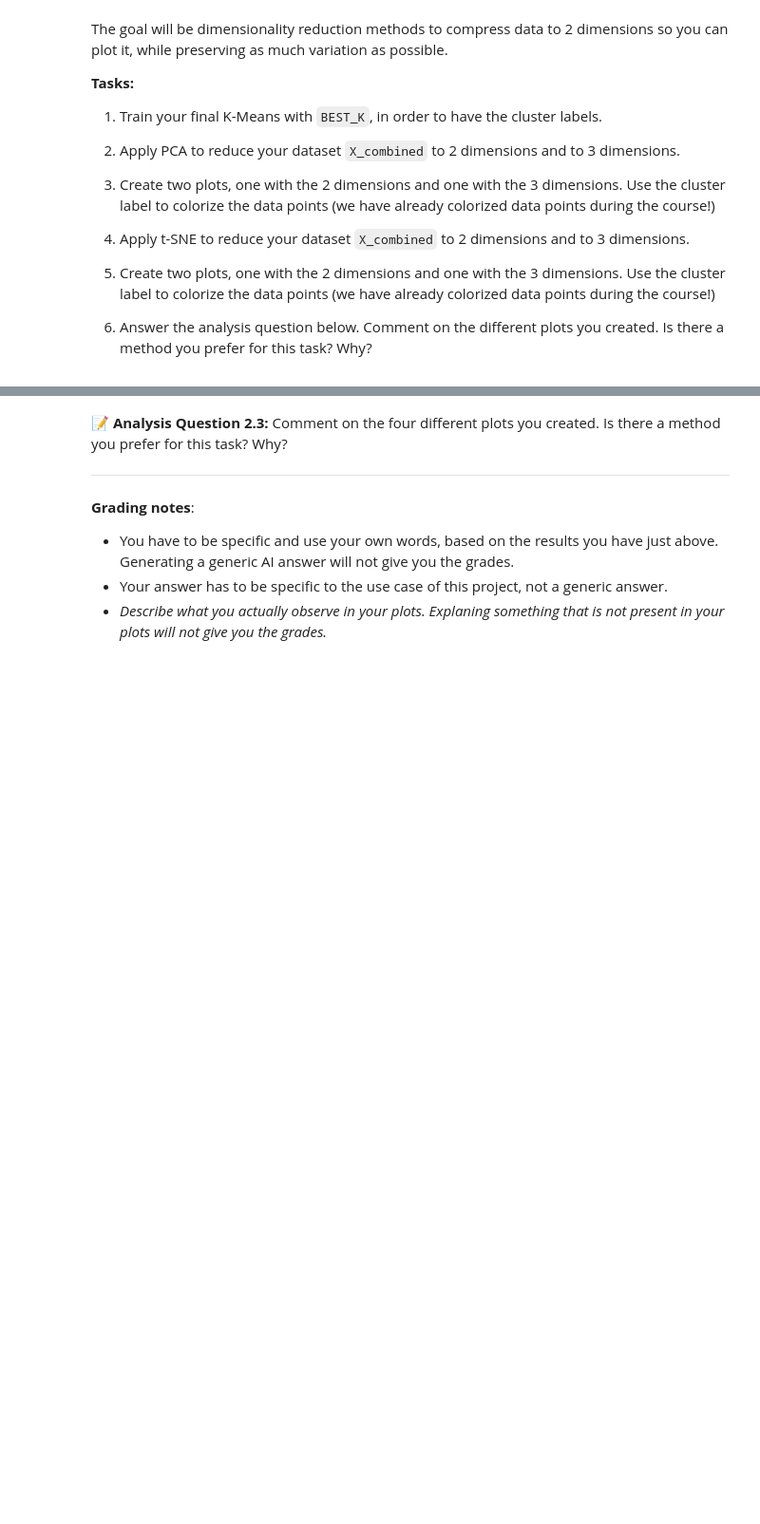
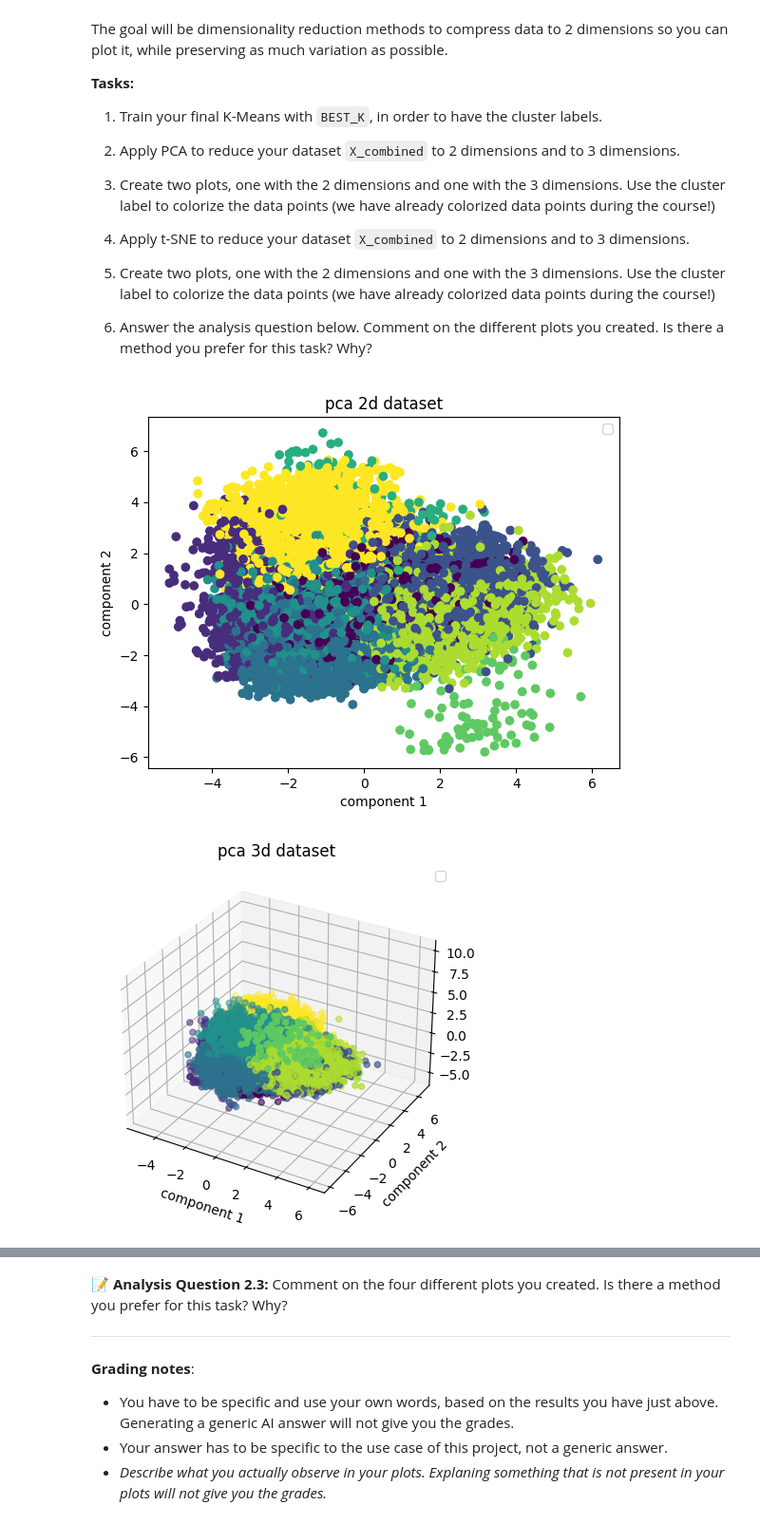
Before and after one commit to lucasmazagao/STATS502-PROJECT, a Jupyter notebook: project_notebook-2.ipynb, the cells around one changed output, grey strips where cells are left out. Shown at 95% size. Cells and saved outputs as stored; diff of their text form; code cells hidden in the pictures; blank space fills up the shorter version.

```diff
--- a/project_notebook-2.ipynb
+++ b/project_notebook-2.ipynb
@@ -1111,10 +1111,34 @@ The goal will be dimensionality reduction methods to compress data to 2 dimensio
 # %%
 # Train your final K-Means
 
-# YOUR CODE HERE...
+model = KMeans(n_clusters=best_k, random_state=42, n_init=10)
+yknn = model.fit(X_combined)
 # %%
 # PCA
 
-# YOUR CODE HERE...
+pca2d = PCA(n_components=2, random_state=42)
+x2d = pca2d.fit_transform(X_combined)
+labels = model.labels_
+
+pca3d = PCA(n_components=3, random_state=42)
+x3d = pca3d.fit_transform(X_combined)
+
+plt.scatter(x2d[:, 0], x2d[:, 1], c=labels)
+plt.title('pca 2d dataset')
+plt.xlabel('component 1')
+plt.ylabel('component 2')
+plt.legend()
+plt.show()
+
+plot = plt.axes(projection='3d')
+plot.scatter(x3d[:, 0], x3d[:, 1], x3d[:, 2], c=labels)
+plt.xlabel('component 1')
+plt.ylabel('component 2')
+plt.title('pca 3d dataset')
+plt.legend()
+plt.show()
+# %% [output]
+[figure, added]
+[figure, added]
 # %%
 # t-SNE
```
Also changed, not shown: parts of 6 cells of this notebook.
